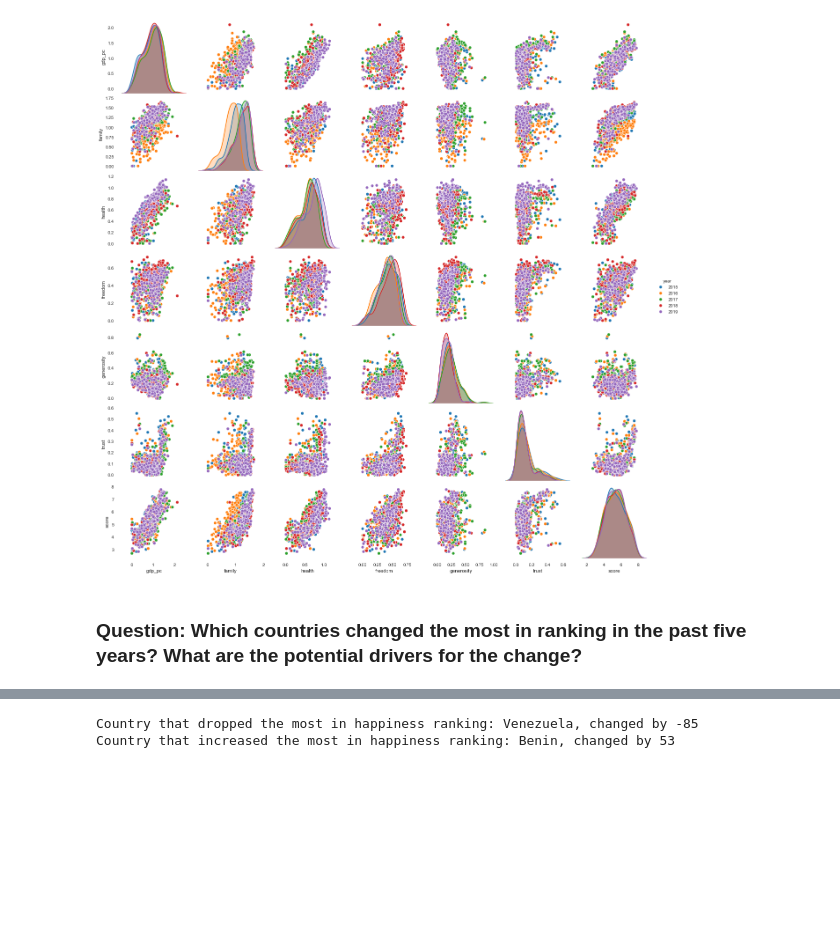
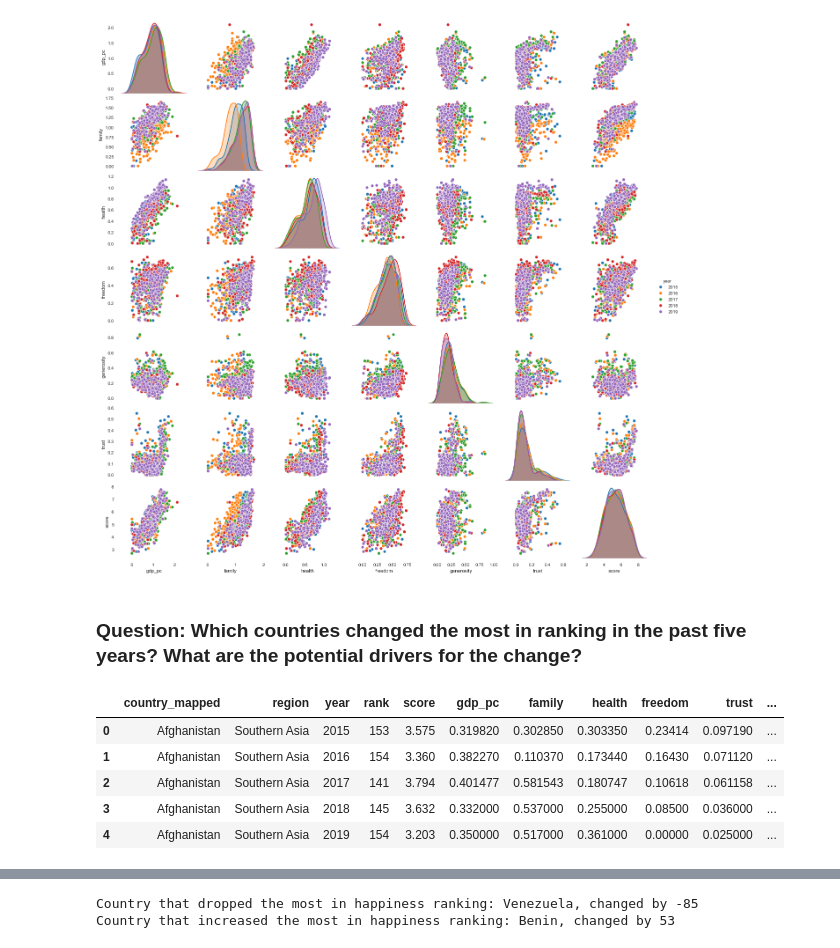
Before and after one commit to Andrewtang626/ds-class-intro, a Jupyter notebook: class05/pandas_intro/04_What_is_EDA.ipynb, the cells around one changed output, grey strips where cells are left out. Cells and saved outputs as stored; diff of their text form; code cells hidden in the pictures; blank space fills up the shorter version.

```diff
--- a/class05/pandas_intro/04_What_is_EDA.ipynb
+++ b/class05/pandas_intro/04_What_is_EDA.ipynb
@@ -619,3 +621,12 @@ sns.pairplot(df_all_final[features+targets+['year']], hue='year')
 [figure]
 # %% [markdown]
 ### Question: Which countries changed the most in ranking in the past five years? What are the potential drivers for the change?
+# %%
+df_all_final.head()
+# %% [output]
+|  | country_mapped | region | year | rank | score | gdp_pc | family | health | freedom | trust | ... |
+| 0 | Afghanistan | Southern Asia | 2015 | 153 | 3.575 | 0.319820 | 0.302850 | 0.303350 | 0.23414 | 0.097190 | ... |
+| 1 | Afghanistan | Southern Asia | 2016 | 154 | 3.360 | 0.382270 | 0.110370 | 0.173440 | 0.16430 | 0.071120 | ... |
+| 2 | Afghanistan | Southern Asia | 2017 | 141 | 3.794 | 0.401477 | 0.581543 | 0.180747 | 0.10618 | 0.061158 | ... |
+| 3 | Afghanistan | Southern Asia | 2018 | 145 | 3.632 | 0.332000 | 0.537000 | 0.255000 | 0.08500 | 0.036000 | ... |
+| 4 | Afghanistan | Southern Asia | 2019 | 154 | 3.203 | 0.350000 | 0.517000 | 0.361000 | 0.00000 | 0.025000 | ... |
```
Also changed, not shown: parts of 15 cells of this notebook, 2 other files.
